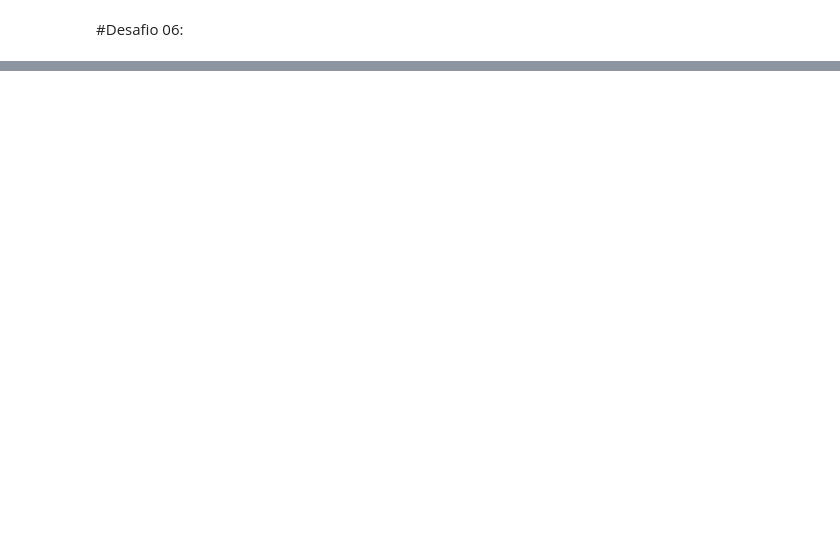
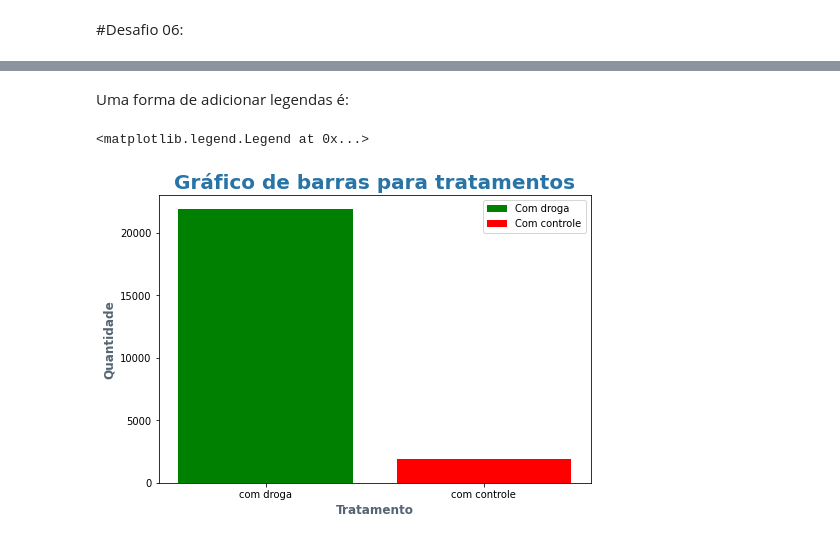
Before and after one commit to Gabrielchollet/imersao-dados-alura, a Jupyter notebook: Aula01.ipynb, the cells around one changed output, grey strips where cells are left out. Saved outputs shown, nothing was run; the diff lists cells and outputs as text; code cells hidden in the pictures; blank space fills up the shorter version.

```diff
--- a/Aula01.ipynb
+++ b/Aula01.ipynb
@@ -579,0 +643,24 @@ dados[dados['droga']=='f49a73cd5']
+# %% [markdown]
+Uma forma de adicionar legendas é:
+# %%
+fig = plt.figure()
+
+ax = fig.add_axes([0,0,1,1])
+
+ax.set_title("Gráfico de barras para tratamentos", fontweight="bold", color="#2874A6",fontsize=20)
+ax.set_xlabel("Tratamento", fontweight="bold", fontsize="large", color="#566573")
+ax.set_ylabel("Quantidade", fontweight="bold", color = "#566573", fontsize="large")
+
+
+dados_trat = dados['tratamento'].value_counts()
+
+a = dados_trat.loc['com_droga']
+b = dados_trat.loc['com_controle']
+
+ax.bar("com droga",a, label="Com droga", color="green")
+ax.bar("com controle", b, label="Com controle", color="red")
+
+plt.legend()
+# %% [output]
+<matplotlib.legend.Legend at 0x...>
+[figure, added]
```
Also changed, not shown: parts of 19 cells of this notebook.
